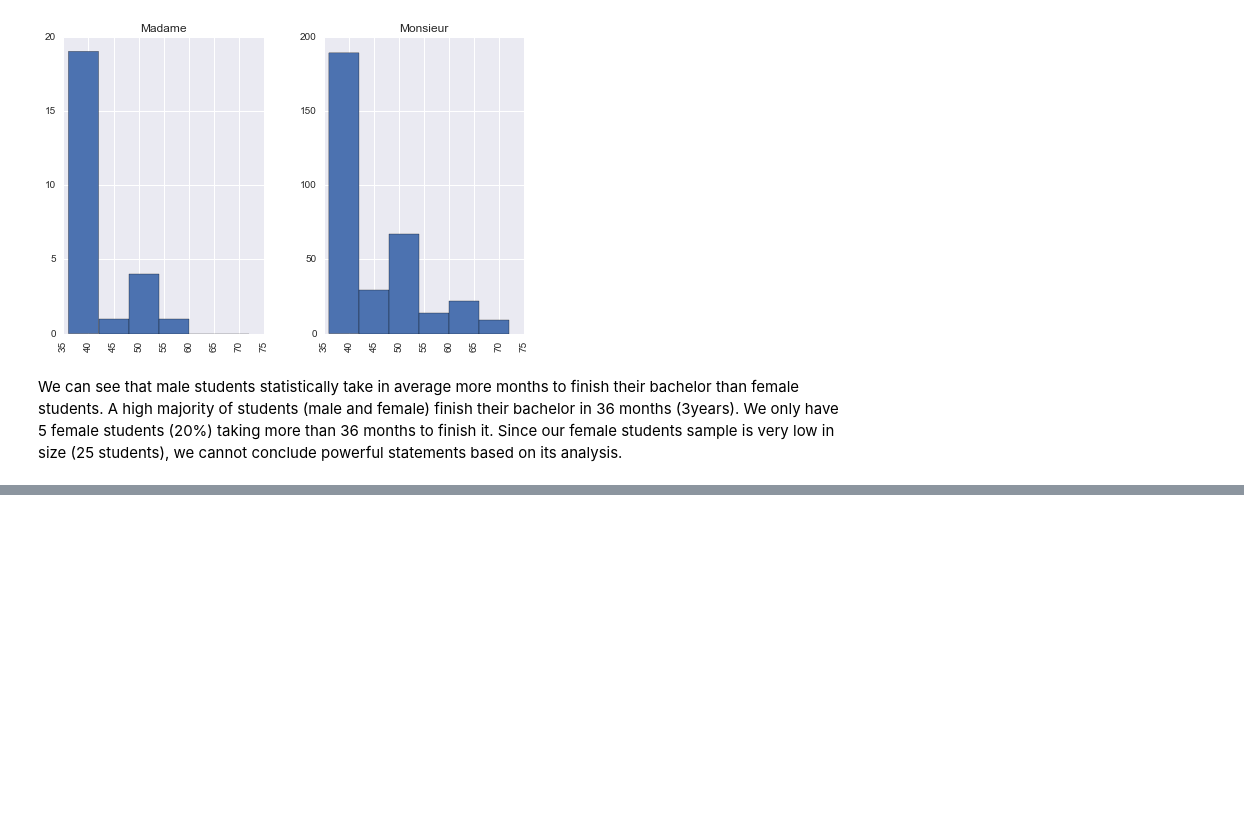
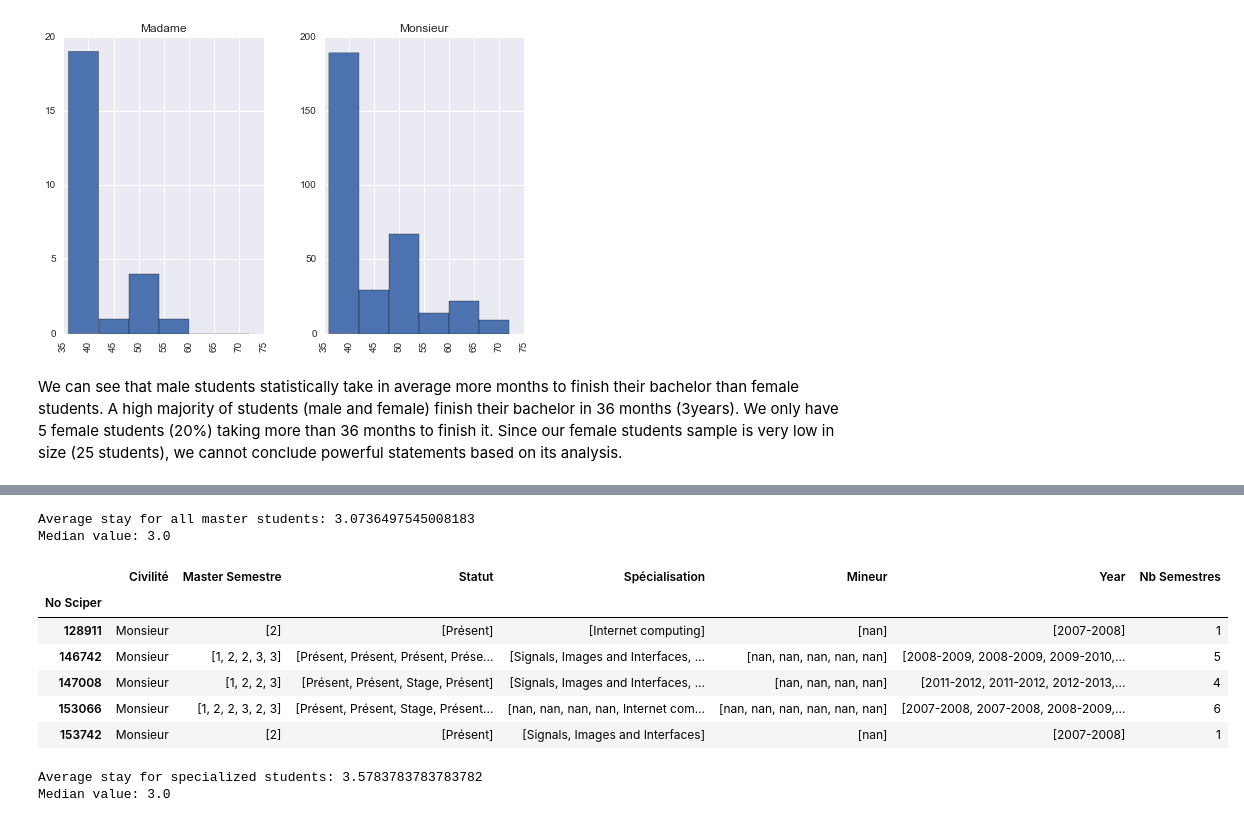
Before and after one commit to agpmilli/adaepfl, a Jupyter notebook: Homework/02 - Data from the Web/Data from the Web.ipynb, the cells around one changed output, grey strips where cells are left out. Drawn from its saved outputs; the diff is of its cells as text; code cells hidden in the pictures; blank space fills up the shorter version.

```diff
--- a/Homework/02 - Data from the Web/Data from the Web.ipynb
+++ b/Homework/02 - Data from the Web/Data from the Web.ipynb
@@ -289,0 +410,31 @@ Since our female students sample is very low in size (25 students), we cannot co
+# %%
+#Average computation
+all_avg = master_students['Nb Semestres'].mean()
+all_med = master_students['Nb Semestres'].median()
+print("Average stay for all master students: "+str(all_avg))
+print("Median value: "+ str(all_med))
+# %% [output]
+Average stay for all master students: 3.0736497545008183
+Median value: 3.0
+# %%
+#We remove the not specialized students
+master_spe = master_students[master_students["Spécialisation"].apply(lambda l: any(type(x) is str for x in l))]
+master_spe.head()
+# %% [output]
+|  | Civilité | Master Semestre | Statut | Spécialisation | Mineur | Year | Nb Semestres |
+| No Sciper |  |  |  |  |  |  |  |
+| 128911 | Monsieur | [2] | [Présent] | [Internet computing] | [nan] | [2007-2008] | 1 |
+| 146742 | Monsieur | [1, 2, 2, 3, 3] | [Présent, Présent, Présent, Prése... | [Signals, Images and Interfaces, ... | [nan, nan, nan, nan, nan] | [2008-2009, 2008-2009, 2009-2010,... | 5 |
+| 147008 | Monsieur | [1, 2, 2, 3] | [Présent, Présent, Stage, Présent] | [Signals, Images and Interfaces, ... | [nan, nan, nan, nan] | [2011-2012, 2011-2012, 2012-2013,... | 4 |
+| 153066 | Monsieur | [1, 2, 2, 3, 2, 3] | [Présent, Présent, Stage, Présent... | [nan, nan, nan, nan, Internet com... | [nan, nan, nan, nan, nan, nan] | [2007-2008, 2007-2008, 2008-2009,... | 6 |
+| 153742 | Monsieur | [2] | [Présent] | [Signals, Images and Interfaces] | [nan] | [2007-2008] | 1 |
+# %%
+#Average of the Specialized students
+spe_avg = master_spe['Nb Semestres'].mean()
+spe_med = master_spe['Nb Semestres'].median()
+
+print("Average stay for specialized students: "+str(spe_avg))
+print("Median value: "+ str(spe_med))
+# %% [output]
+Average stay for specialized students: 3.5783783783783782
+Median value: 3.0
```
Also changed, not shown: parts of 12 cells of this notebook, 2 other files.
